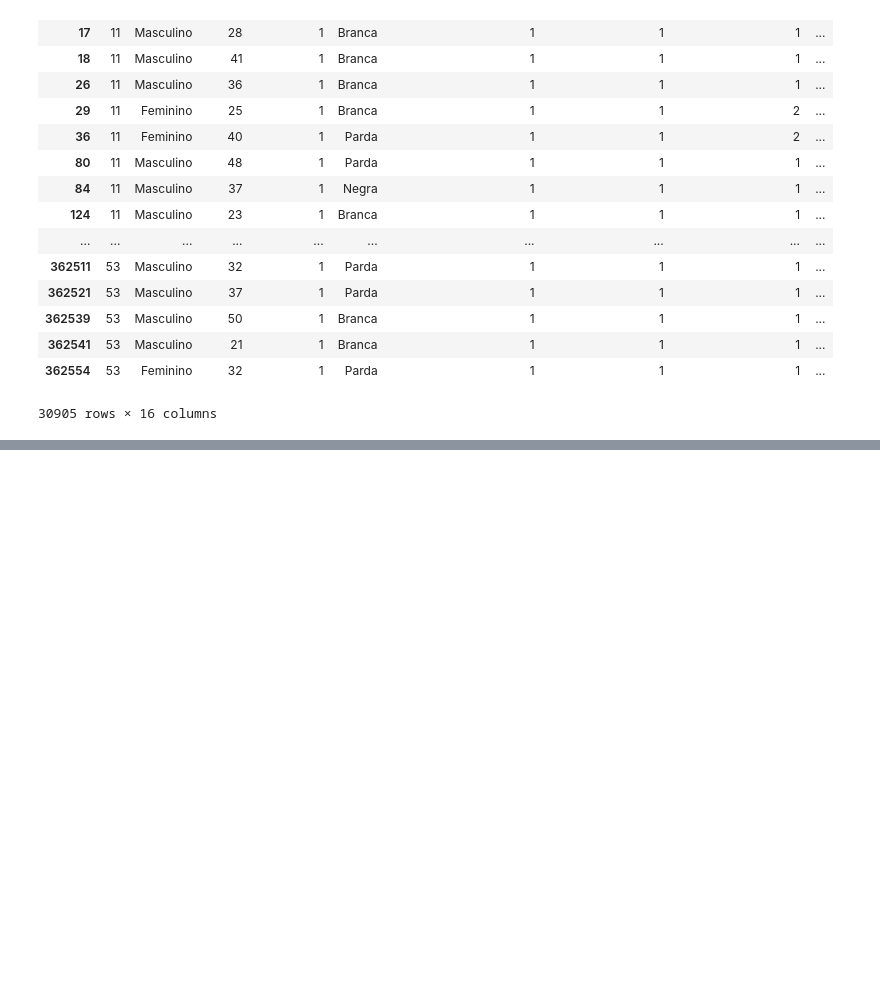
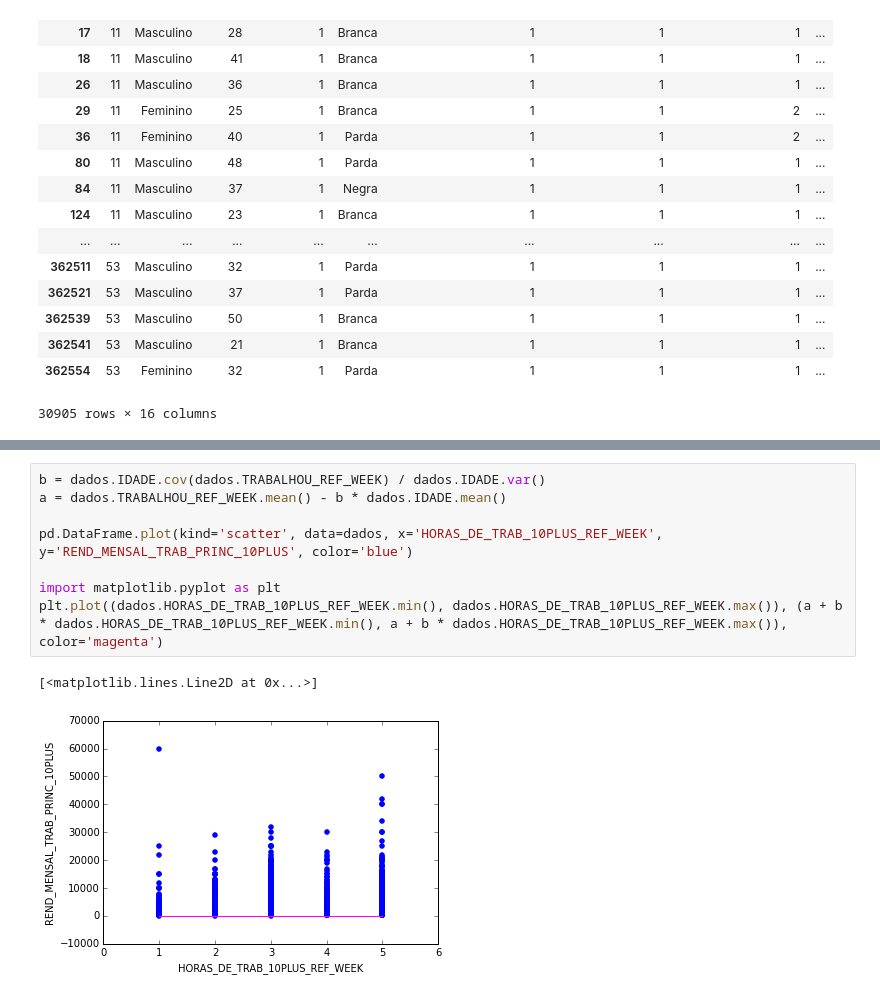
Before and after one commit to febuniac/Proj1_Ci-ncia_dos_Dados, a Jupyter notebook: Análise.ipynb, the cells around one changed output, grey strips where cells are left out. Drawn from its saved outputs; the diff is of its cells as text; blank space fills up the shorter version.

```diff
--- a/Análise.ipynb
+++ b/Análise.ipynb
@@ -169,0 +215,11 @@ dados
+# %%
+b = dados.IDADE.cov(dados.TRABALHOU_REF_WEEK) / dados.IDADE.var()
+a = dados.TRABALHOU_REF_WEEK.mean() - b * dados.IDADE.mean()
+
+pd.DataFrame.plot(kind='scatter', data=dados, x='HORAS_DE_TRAB_10PLUS_REF_WEEK', y='REND_MENSAL_TRAB_PRINC_10PLUS', color='blue')
+
+import matplotlib.pyplot as plt
+plt.plot((dados.HORAS_DE_TRAB_10PLUS_REF_WEEK.min(), dados.HORAS_DE_TRAB_10PLUS_REF_WEEK.max()), (a + b * dados.HORAS_DE_TRAB_10PLUS_REF_WEEK.min(), a + b * dados.HORAS_DE_TRAB_10PLUS_REF_WEEK.max()), color='magenta')
+# %% [output]
+[<matplotlib.lines.Line2D at 0x...>]
+[figure, added]
```
Also changed, not shown: parts of 2 cells of this notebook.
